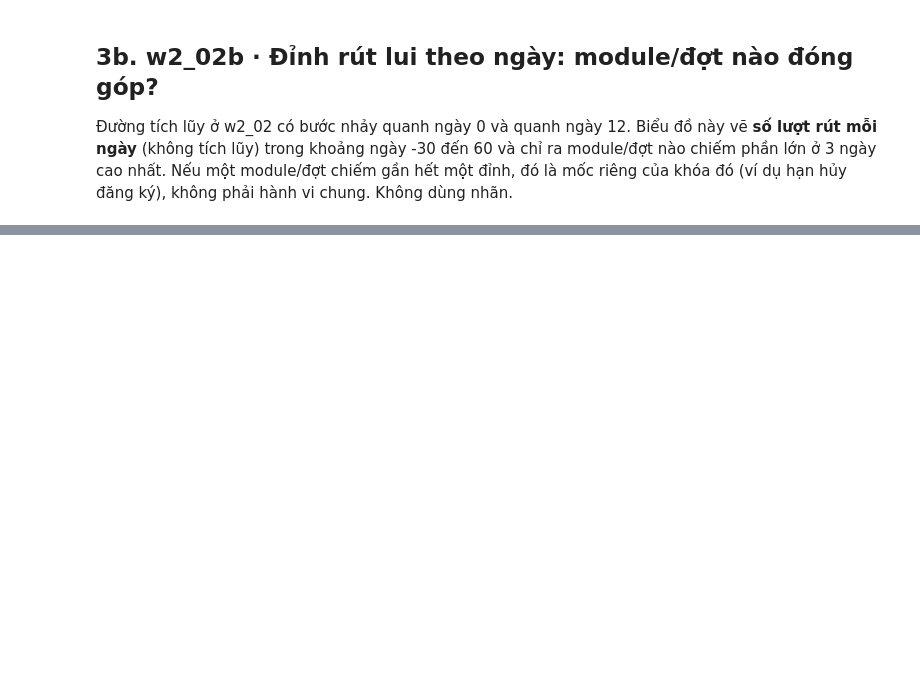
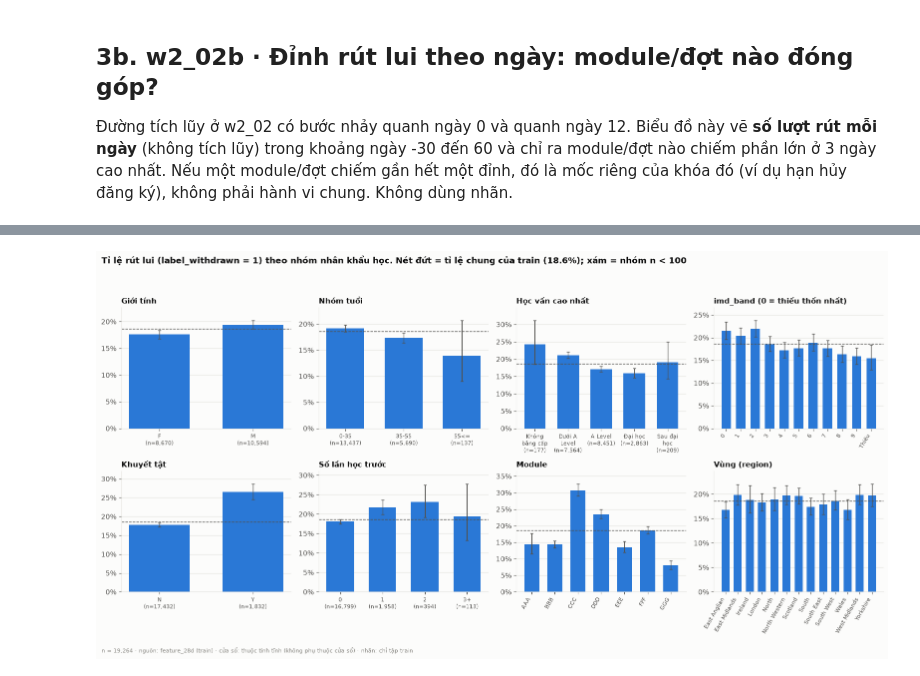
Before and after one commit to Khanhlc2005/OULAD_learning_analytics, a Jupyter notebook: notebooks/01_eda.ipynb, the cells around one changed output, grey strips where cells are left out. Saved outputs shown, nothing was run; the diff lists cells and outputs as text; code cells hidden in the pictures; blank space fills up the shorter version.

```diff
--- a/notebooks/01_eda.ipynb
+++ b/notebooks/01_eda.ipynb
@@ -479,0 +762,80 @@ lines += [f"- `{r.png}` (n = {r.n:,}, nguồn: {r.source}, nhãn: {r.label_used}
+# %%
+EDU_LABEL = {0: "Không bằng cấp", 1: "Dưới A Level", 2: "A Level", 3: "Đại học", 4: "Sau đại học"}
+AGE_LABEL = {0: "0-35", 1: "35-55", 2: "55<="}
+
+def decode_static(df):
+    # trả về {tên panel: (Series nhãn, thứ tự)}; panel nào không giải mã được thì bỏ qua
+    out = {}
+    def put(name, series, order):
+        if series is not None:
+            out[name] = (series, order)
+    g = onehot_decode(df, "gender") if "gender" not in df.columns else df["gender"]
+    put("Giới tính", g, ["F", "M"])
+    if "age_band" in df.columns:
+        put("Nhóm tuổi", pd.to_numeric(df["age_band"], errors="coerce").round().map(AGE_LABEL), list(AGE_LABEL.values()))
+    if "highest_education" in df.columns:
+        put("Học vấn cao nhất", pd.to_numeric(df["highest_education"], errors="coerce").round().map(EDU_LABEL), list(EDU_LABEL.values()))
+    if "imd_band" in df.columns:
+        v = pd.to_numeric(df["imd_band"], errors="coerce").round()
+        s = v.astype("Int64").astype(str).where(v.notna(), np.nan)
+        if "imd_missing" in df.columns:
+            s = s.where(df["imd_missing"] != 1, "Thiếu")
+        put("imd_band (0 = thiếu thốn nhất)", s, [str(i) for i in range(10)] + ["Thiếu"])
+    if "disability" in df.columns:
+        put("Khuyết tật", pd.to_numeric(df["disability"], errors="coerce").round().map({0: "N", 1: "Y"}), ["N", "Y"])
+    if "num_of_prev_attempts" in df.columns:
+        v = pd.to_numeric(df["num_of_prev_attempts"], errors="coerce").clip(upper=3)
+        put("Số lần học trước", v.map(lambda x: "3+" if x == 3 else (str(int(x)) if pd.notna(x) else np.nan)), ["0", "1", "2", "3+"])
+    cm = df["code_module"] if "code_module" in df.columns else onehot_decode(df, "code_module")
+    put("Module", cm, sorted(cm.dropna().unique()) if cm is not None else [])
+    rg = onehot_decode(df, "region") if "region" not in df.columns else df["region"]
+    if rg is not None:
+        put("Vùng (region)", rg.str.replace(" Region", "", regex=False), sorted(rg.str.replace(" Region", "", regex=False).dropna().unique()))
+    return out
+
+panels = decode_static(train)
+y = train["label_withdrawn"].astype(int)
+print("Panel dựng được:", list(panels))
+
+def rate_table(cat, order):
+    d = pd.DataFrame({"cat": cat.astype(object).where(cat.notna(), "Thiếu"), "y": y.values})
+    t = d.groupby("cat")["y"].agg(n="size", k="sum")
+    t = t.reindex([o for o in order if o in t.index] + [c for c in t.index if c not in order])
+    lo, hi = wilson(t["k"], t["n"])
+    t["rate"], t["ci_low"], t["ci_high"] = t["k"] / t["n"], lo, hi
+    return t.reset_index().rename(columns={"cat": "category", "k": "n_positive"})
+
+ncol = 4
+nrow = int(np.ceil(len(panels) / ncol))
+fig, axes = plt.subplots(nrow, ncol, figsize=(16, 4.1 * nrow))
+axes = np.atleast_1d(axes).ravel()
+rows7, SMALL_MIN = [], 100
+for ax, (name, (cat, order)) in zip(axes, panels.items()):
+    t = rate_table(cat, order)
+    cols = [GREY if n < SMALL_MIN else BLUE for n in t["n"]]
+    ax.bar(range(len(t)), t["rate"] * 100, width=0.65, color=cols,
+           yerr=[(t["rate"] - t["ci_low"]) * 100, (t["ci_high"] - t["rate"]) * 100],
+           error_kw=dict(ecolor=INK2, elinewidth=1, capsize=2))
+    ax.axhline(POS_RATE * 100, color=INK2, lw=1, ls="--")
+    ax.set_xticks(range(len(t)))
+    if len(t) <= 6:
+        ax.set_xticklabels([f"{textwrap.fill(str(c), 9)}\n(n={n:,})" for c, n in zip(t["category"], t["n"])], fontsize=8)
+    else:
+        ax.set_xticklabels(t["category"], fontsize=8, rotation=60, ha="right")
+    ax.set_ylim(0, max(t["ci_high"].max() * 100 * 1.12, POS_RATE * 100 * 1.2))
+    ax.yaxis.set_major_formatter(PercentFormatter(100, decimals=0))
+    ax.set_title(name, fontsize=10.5); ax.grid(axis="x", visible=False)
+    rows7.append(t.assign(variable=name))
+for ax in axes[len(panels):]:
+    ax.set_visible(False)
+fig.suptitle(f"Tỉ lệ rút lui (label_withdrawn = 1) theo nhóm nhân khẩu học. Nét đứt = tỉ lệ chung của train ({POS_RATE:.1%}); "
+             f"xám = nhóm n < {SMALL_MIN}", x=0.01, ha="left", fontsize=12, fontweight="bold")
+d7 = pd.concat(rows7, ignore_index=True)[["variable", "category", "n", "n_positive", "rate", "ci_low", "ci_high"]]
+finish_w3(fig, "w3_07", "demographics_vs_withdrawal", "Nhân khẩu học so với tỉ lệ rút lui", "feature_28d (train)",
+       f"{N_TRAIN:,}", "thuộc tính tĩnh (không phụ thuộc cửa sổ)", d7)
+
+big = d7[d7["n"] >= SMALL_MIN]
+spread = (big.groupby("variable")["rate"].agg(["min", "max"]).assign(spread=lambda x: x["max"] - x["min"]).sort_values("spread", ascending=False))
+display(spread)
+SUMMARY_W3["w3_07"] = {v: dict(min=float(r["min"]), max=float(r["max"])) for v, r in spread.head(4).iterrows()}
+# %% [output]
@@ -479,0 +843 @@ lines += [f"- `{r.png}` (n = {r.n:,}, nguồn: {r.source}, nhãn: {r.label_used}
+[figure, added]
```
Also changed, not shown: parts of 56 cells of this notebook, 37 other files.
